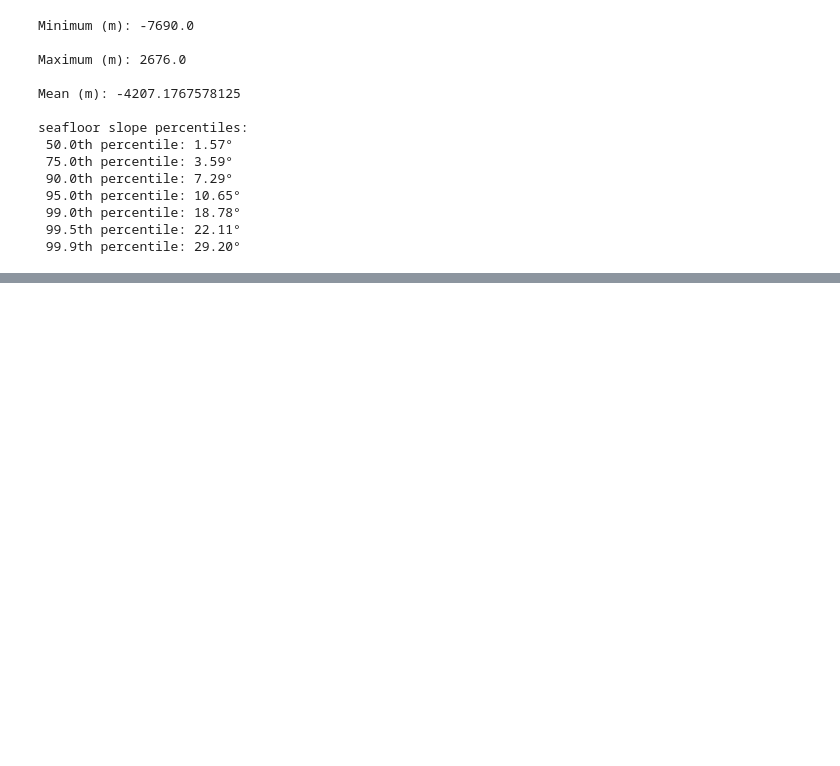
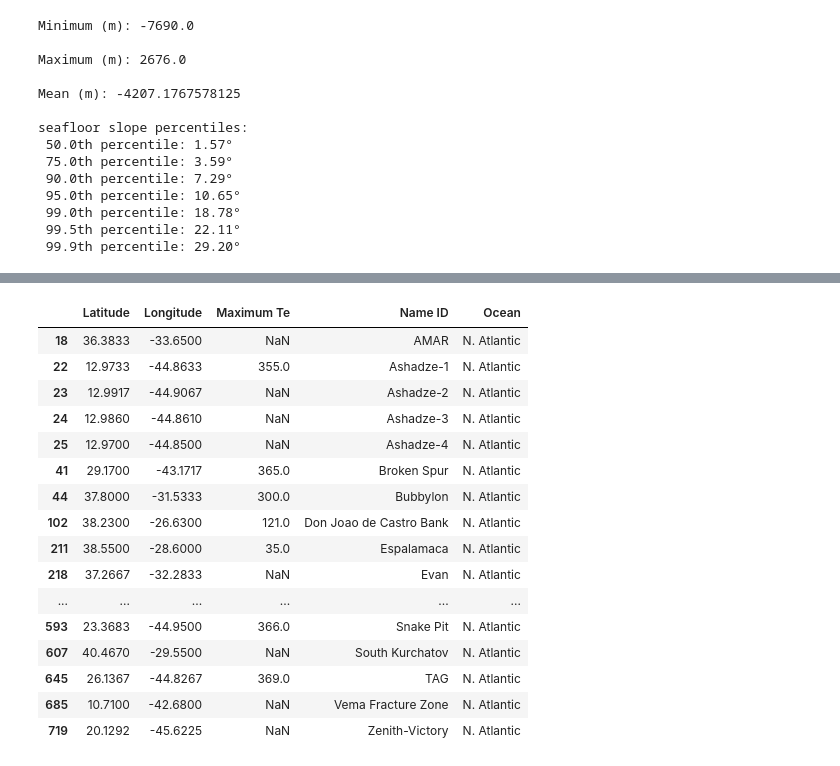
Before and after one commit to leraos/mid_atlantic_ridge_bathymetry_analysis, a Jupyter notebook: bathymetry_gradient_analysis.ipynb, the cells around one changed output, grey strips where cells are left out. Saved outputs shown, nothing was run; the diff lists cells and outputs as text; code cells hidden in the pictures; blank space fills up the shorter version.

```diff
--- a/bathymetry_gradient_analysis.ipynb
+++ b/bathymetry_gradient_analysis.ipynb
@@ -459,0 +841,44 @@ plt.show()
+# %%
+### select columns
+selected_columns = vents_data_filtered[["Latitude", "Longitude", "Maximum Te", "Name ID", "Ocean"]]
+
+### set maximum number of rows to display
+pd.set_option('display.max_rows', len(selected_columns))
+
+display(selected_columns)
+
+### define DEM bounds
+dem_left, dem_bottom, dem_right, dem_top = dem_bounds.left, dem_bounds.bottom, dem_bounds.right, dem_bounds.top
+
+### filter dataframe for rows within the bounds of the DEM
+vents_data_filtered = vents_data[(vents_data['Longitude'] >= dem_left) &
+                                 (vents_data['Longitude'] <= dem_right) &
+                                 (vents_data['Latitude'] >= dem_bottom) &
+                                 (vents_data['Latitude'] <= dem_top)]
+
+### filter dataframe for rows where the "Ocean" column matches "N. Atlantic"
+atlantic_data = vents_data_filtered[vents_data_filtered['Ocean'].str.strip().str.lower() == 'n. atlantic']
+
+### select columns
+selected_columns = atlantic_data[["Latitude", "Longitude", "Maximum Te", "Name ID", "Ocean"]]
+
+### set the maximum number of rows to display
+pd.set_option('display.max_rows', len(selected_columns))
+# %% [output]
+|  | Latitude | Longitude | Maximum Te | Name ID | Ocean |
+| 18 | 36.3833 | -33.6500 | NaN | AMAR | N. Atlantic |
+| 22 | 12.9733 | -44.8633 | 355.0 | Ashadze-1 | N. Atlantic |
+| 23 | 12.9917 | -44.9067 | NaN | Ashadze-2 | N. Atlantic |
+| 24 | 12.9860 | -44.8610 | NaN | Ashadze-3 | N. Atlantic |
+| 25 | 12.9700 | -44.8500 | NaN | Ashadze-4 | N. Atlantic |
+| 41 | 29.1700 | -43.1717 | 365.0 | Broken Spur | N. Atlantic |
+| 44 | 37.8000 | -31.5333 | 300.0 | Bubbylon | N. Atlantic |
+| 102 | 38.2300 | -26.6300 | 121.0 | Don Joao de Castro Bank | N. Atlantic |
+| 211 | 38.5500 | -28.6000 | 35.0 | Espalamaca | N. Atlantic |
+| 218 | 37.2667 | -32.2833 | NaN | Evan | N. Atlantic |
+| ... | ... | ... | ... | ... | ... |
+| 593 | 23.3683 | -44.9500 | 366.0 | Snake Pit | N. Atlantic |
+| 607 | 40.4670 | -29.5500 | NaN | South Kurchatov | N. Atlantic |
+| 645 | 26.1367 | -44.8267 | 369.0 | TAG | N. Atlantic |
+| 685 | 10.7100 | -42.6800 | NaN | Vema Fracture Zone | N. Atlantic |
+| 719 | 20.1292 | -45.6225 | NaN | Zenith-Victory | N. Atlantic |
```
Also changed, not shown: parts of 12 cells of this notebook.
